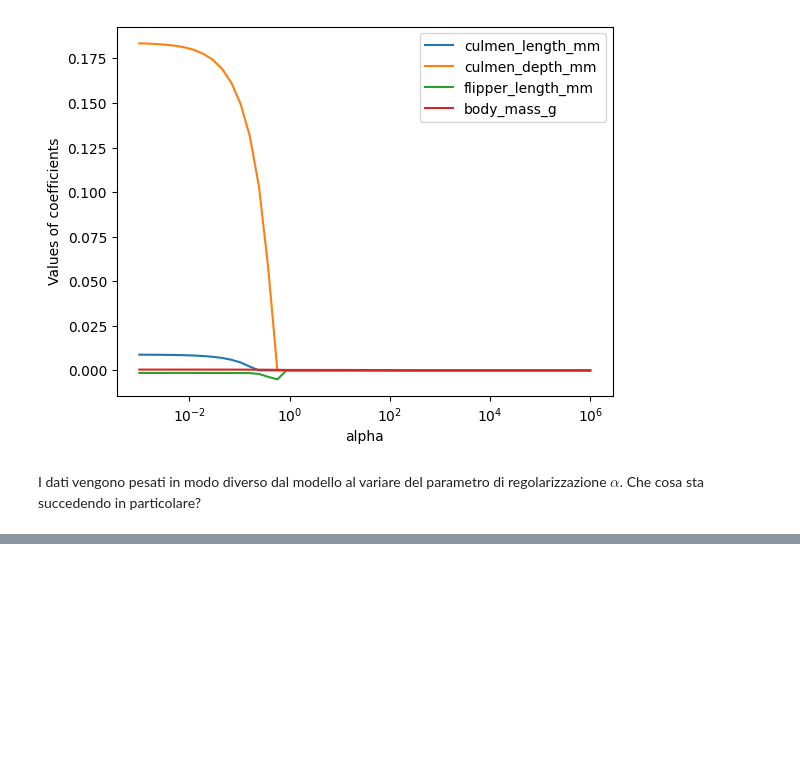
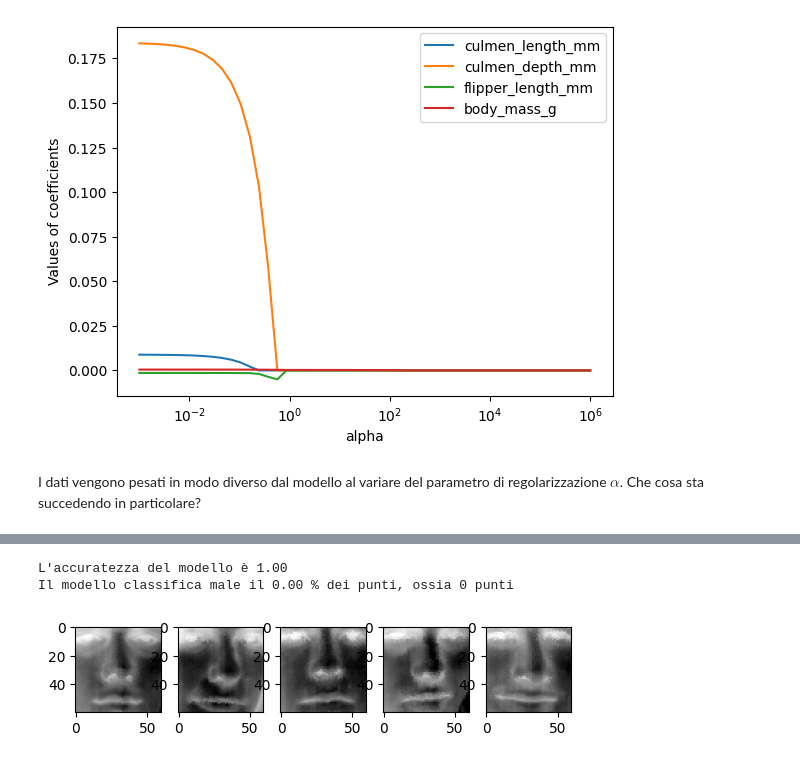
Before and after one commit to zangobot/BusinessAnalytics_TeachingMaterial, a Jupyter notebook: Esercitazione 4 - Lasso e Perceptrone.ipynb, the cells around one changed output, grey strips where cells are left out. Cells and saved outputs as stored; diff of their text form; code cells hidden in the pictures; blank space fills up the shorter version.

Commit message:
Perceptrone

```diff
--- a/Esercitazione 4 - Lasso e Perceptrone.ipynb
+++ b/Esercitazione 4 - Lasso e Perceptrone.ipynb
@@ -73,0 +100,42 @@ plt.legend()
+# %%
+from sklearn.linear_model import Perceptron
+
+labels = ['Gentoo', 'Adelie']
+
+gentoos = data[data['species'] =='Gentoo'][['culmen_length_mm', 'culmen_depth_mm']]
+adelies = data[data['species'] =='Adelie'][['culmen_length_mm', 'culmen_depth_mm']]
+yg = ['Gentoo'] * gentoos.shape[0]
+ya = ['Adelie'] * adelies.shape[0]
+X = pd.concat((gentoos, adelies))
+Y = yg + ya
+Y = LabelEncoder().fit_transform(Y)
+perceptron = Perceptron()
+perceptron.fit(X, Y)
+compute_accuracy(perceptron, X, Y)
+# %% [output]
+L'accuratezza del modello è 1.00
+Il modello classifica male il 0.00 % dei punti, ossia 0 punti
+# %%
+def create_face_dataset():
+    with open('dati/face_x.txt') as h:
+        all_faces = h.readlines()
+    for i, f in enumerate(all_faces):
+        f = [float(w) for w in f.split(' ')]
+        all_faces[i] = np.array(f)
+
+    X = np.array(all_faces)
+    with open('dati/face_y.txt') as h:
+        labels = h.readlines()
+    for i, f in enumerate(labels):
+        labels[i] = int(float(f.strip('\n')))
+
+    Y = np.array(labels)
+    return X, Y
+
+Xf, Yf = create_face_dataset()
+
+for i in range(5):
+    plt.subplot(1,5,i+1)
+    plt.imshow(1 - Xf[i,:].reshape(60, 60), cmap='gray')
+# %% [output]
+[figure, added]
```
Also changed, not shown: parts of 7 cells of this notebook, 2 other files.
